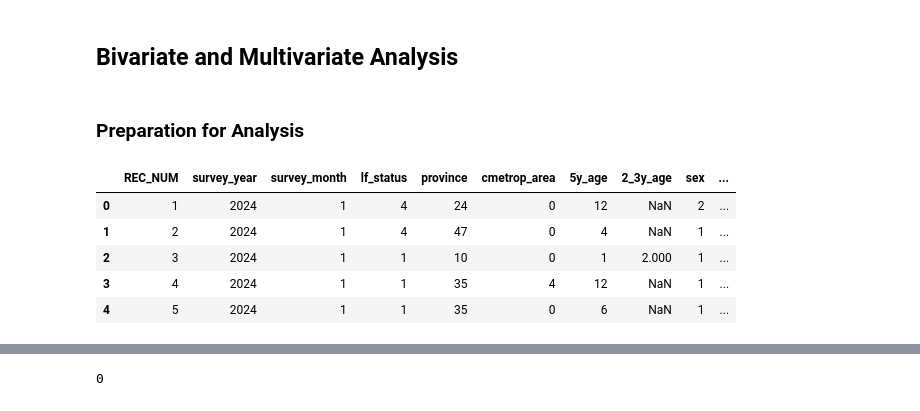
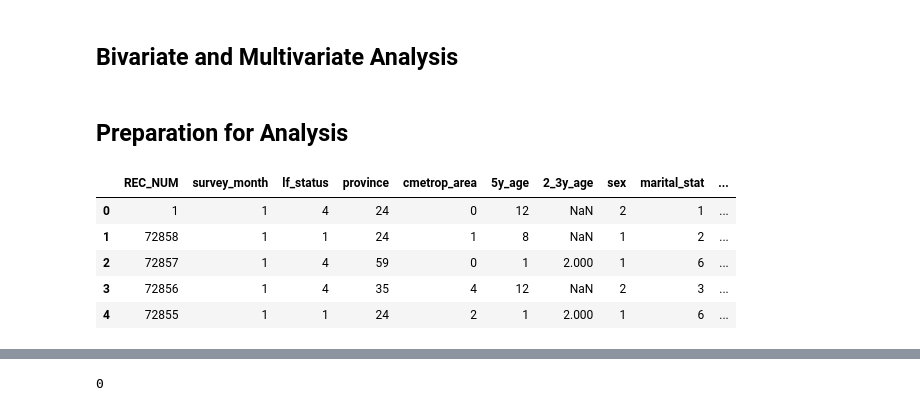
Before and after one commit to joudisinjab/Labour_Market_Analysis, a Jupyter notebook: Analysis Notebooks/Bivariate_Multivariate_Analysis.ipynb, the cells around one changed output, grey strips where cells are left out. Drawn from its saved outputs; the diff is of its cells as text; code cells hidden in the pictures.

```diff
--- a/Analysis Notebooks/Bivariate_Multivariate_Analysis.ipynb
+++ b/Analysis Notebooks/Bivariate_Multivariate_Analysis.ipynb
@@ -14,17 +14,20 @@ pd.set_option("display.max_columns", None)  # Show all columns
 pd.set_option("display.width", 1000)
 pd.set_option('display.float_format', '{:.3f}'.format)
 # %% [markdown]
-### Preparation for Analysis
+## Preparation for Analysis
 # %%
-LFS = pd.read_csv("LFS_JV_CPI.csv")
+import os
+# Set the working directory to the script's location
+os.chdir('/Users/joudisinjab/Documents/GitHub/capstone_project')
+LFS = pd.read_csv("Data/LFS.csv")
 LFS.head()
 # %% [output]
-|  | REC_NUM | survey_year | survey_month | lf_status | province | cmetrop_area | 5y_age | 2_3y_age | sex | ... |
-| 0 | 1 | 2024 | 1 | 4 | 24 | 0 | 12 | NaN | 2 | ... |
-| 1 | 2 | 2024 | 1 | 4 | 47 | 0 | 4 | NaN | 1 | ... |
-| 2 | 3 | 2024 | 1 | 1 | 10 | 0 | 1 | 2.000 | 1 | ... |
-| 3 | 4 | 2024 | 1 | 1 | 35 | 4 | 12 | NaN | 1 | ... |
-| 4 | 5 | 2024 | 1 | 1 | 35 | 0 | 6 | NaN | 1 | ... |
+|  | REC_NUM | survey_month | lf_status | province | cmetrop_area | 5y_age | 2_3y_age | sex | marital_stat | ... |
+| 0 | 1 | 1 | 4 | 24 | 0 | 12 | NaN | 2 | 1 | ... |
+| 1 | 72858 | 1 | 1 | 24 | 1 | 8 | NaN | 1 | 2 | ... |
+| 2 | 72857 | 1 | 4 | 59 | 0 | 1 | 2.000 | 1 | 6 | ... |
+| 3 | 72856 | 1 | 4 | 35 | 4 | 12 | NaN | 2 | 3 | ... |
+| 4 | 72855 | 1 | 1 | 24 | 2 | 1 | 2.000 | 1 | 6 | ... |
 # %%
 LFS.describe()
 # %% [output]
```
Also changed, not shown: parts of 84 cells of this notebook, 2 other files.
